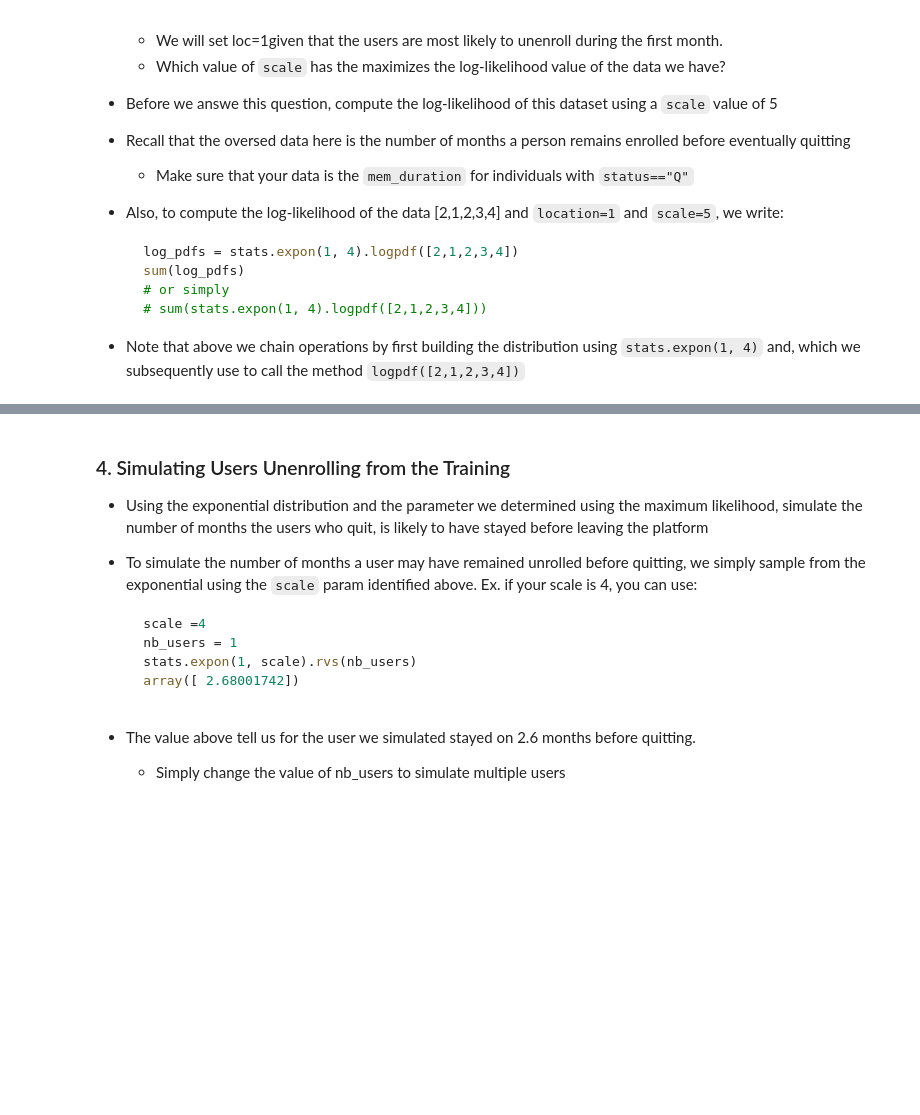
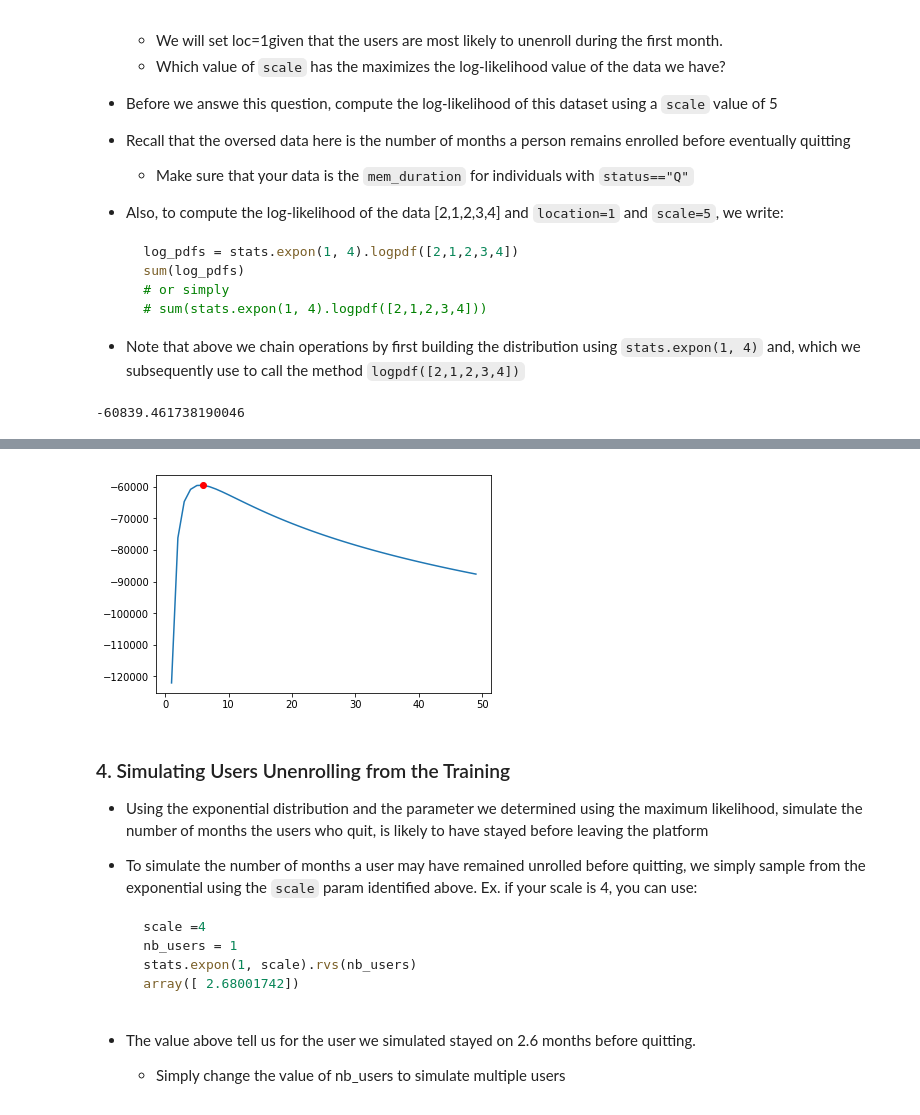
Before and after one commit to nlaranio/assignment-2-simulations-mahdi-b, a Jupyter notebook: Assignment_2.ipynb, the cells around one changed output, grey strips where cells are left out. Saved outputs shown, nothing was run; the diff lists cells and outputs as text; code cells hidden in the pictures; blank space fills up the shorter version.

Commit message:
max likelihood plot
calculate and plot maximum likelihood for scale of 1 to 50

```diff
--- a/Assignment_2.ipynb
+++ b/Assignment_2.ipynb
@@ -264,3 +274,11 @@ stats.expon(1, 2).rvs(7)
+# %%
+# Write your code here
+mem_duration_quitters = sample_users.loc[sample_users['status'] == 'Q']['mem_duration'].reset_index(drop=True)
+
+log_pdfs = stats.expon(1, 4).logpdf(mem_duration_quitters)
+sum(log_pdfs)
+# %% [output]
+-60839.461738190046
 # %% [markdown]
 # Computing the Inverse Decay Using the Maximum Likelihood
 
@@ -285,3 +301,16 @@ stats.expon(1, 2).rvs(7)
+# %%
+# Write your code here
+max_likelihood_data = []
+for i in range(50):
+    max_likelihood = stats.expon(1, i).logpdf(mem_duration_quitters)
+    max_likelihood_data.append(sum(max_likelihood))
+# plot all data from max_likelihoodata
+plt.plot(max_likelihood_data)
+# plot the max value form max_likelihood_data as a dot
+plt.plot(np.nanargmax(max_likelihood_data),np.nanmax(max_likelihood_data),'ro')
+plt.show()
+# %% [output]
+[figure, added]
 # %% [markdown]
 ### 4. Simulating Users Unenrolling from the Training
 
```
Also changed, not shown: parts of 5 cells of this notebook.
